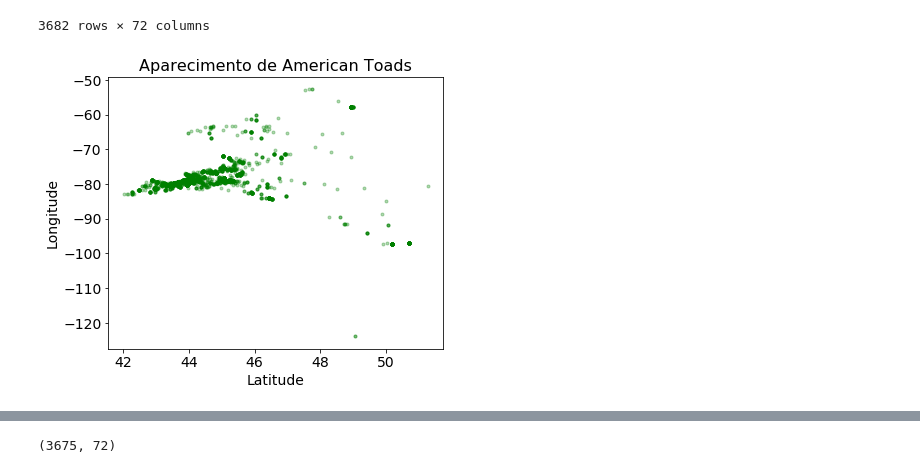
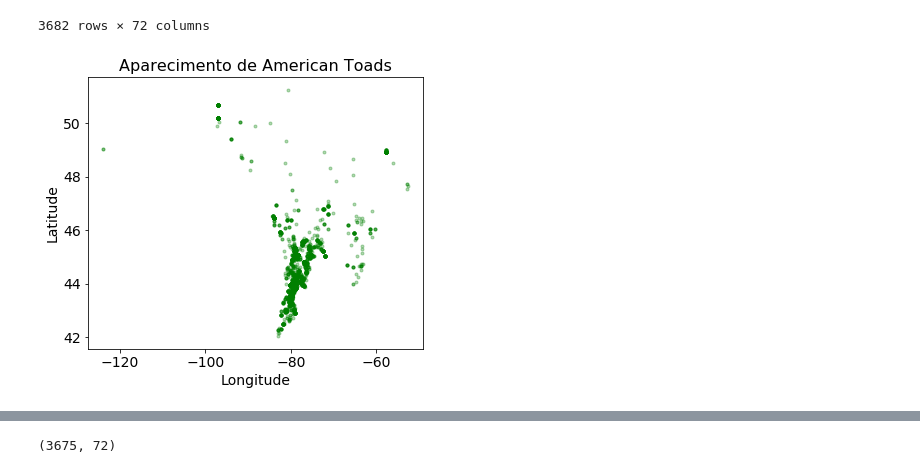
Before and after one commit to nabsonp/Autoencoder_Distribuicao_Especies, a Jupyter notebook: americanToadPreProcessamento.ipynb, the cells around one changed output, grey strips where cells are left out. Saved outputs shown, nothing was run; the diff lists cells and outputs as text; code cells hidden in the pictures.

```diff
--- a/americanToadPreProcessamento.ipynb
+++ b/americanToadPreProcessamento.ipynb
@@ -52,11 +52,11 @@ base.drop(3420,inplace=True)
 # %%
 plt.figure(figsize=(6,5))
 plt.rc('font',size=14)
 plt.rc('axes',titlesize=16)
-plt.scatter(base["lat"], base["lng"],marker=".",alpha='0.3',color="green")
-plt.xlabel('Latitude')
-plt.ylabel("Longitude")
+plt.scatter(base["lng"], base["lat"],marker=".",alpha='0.3',color="green")
+plt.xlabel('Longitude')
+plt.ylabel("Latitude")
 plt.title("Aparecimento de American Toads")
 plt.show()
 # %% [output]
-[figure, old version]
+[figure, new version]
```
Also changed, not shown: parts of 7 cells of this notebook.
